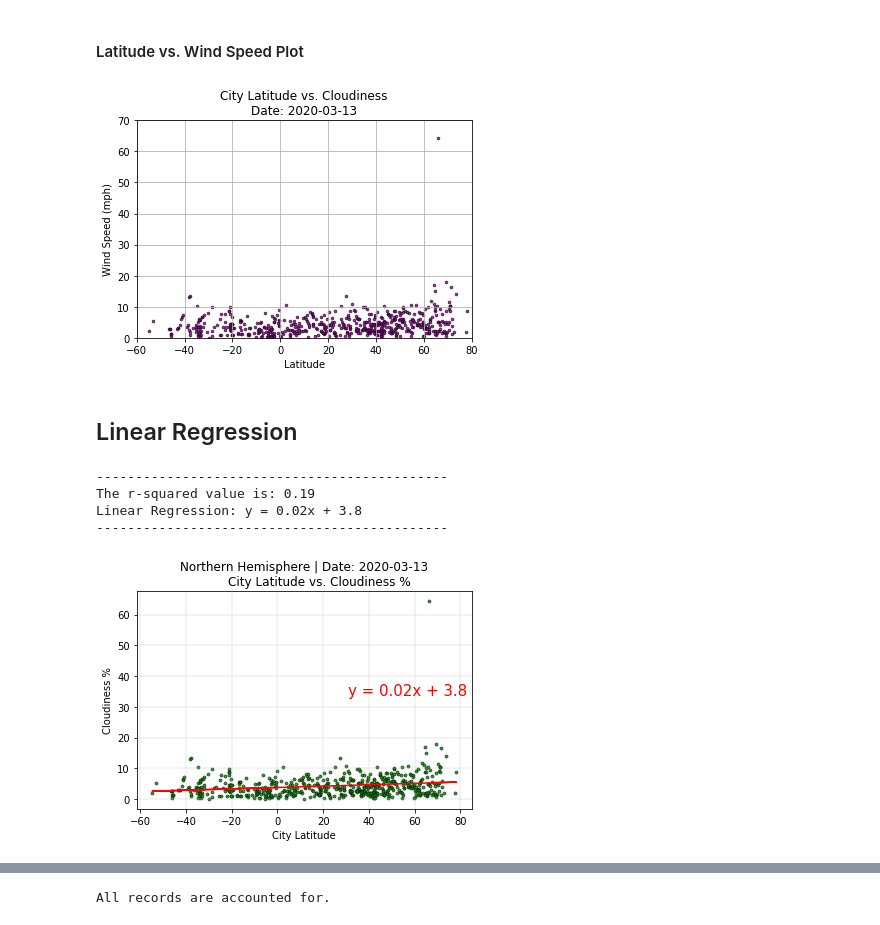
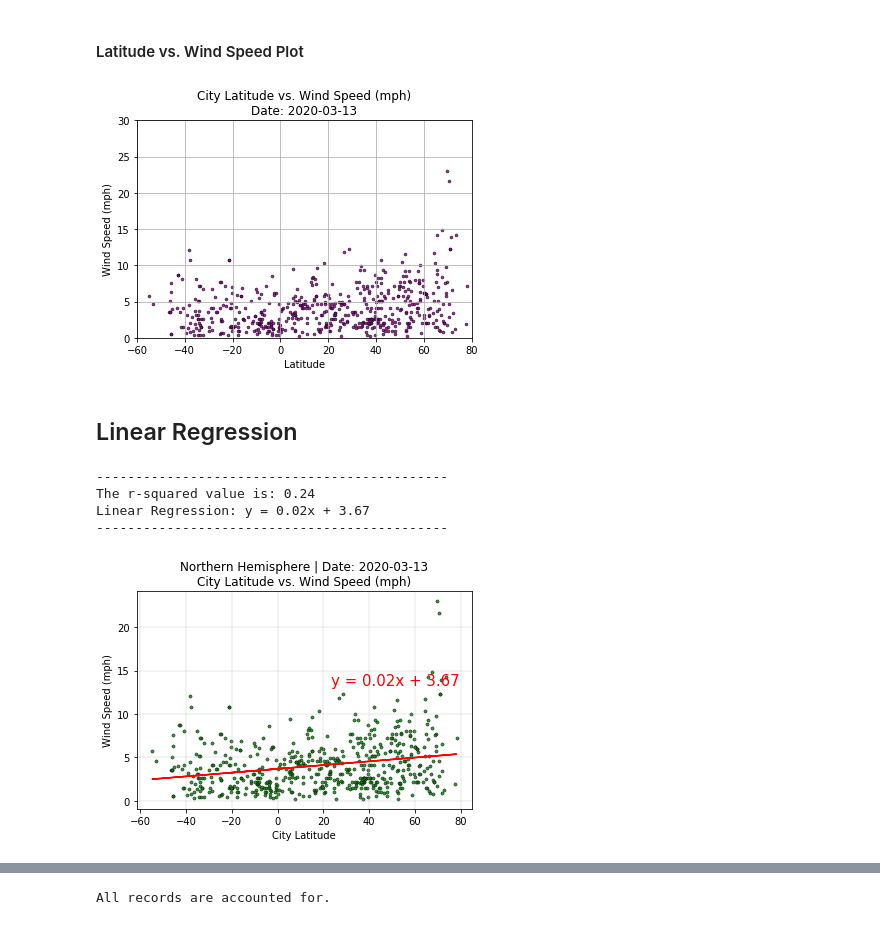
Before and after one commit to HenryNguyenLe/Python_API_Challenge, a Jupyter notebook: WeatherPy.ipynb, the cells around one changed output, grey strips where cells are left out. Drawn from its saved outputs; the diff is of its cells as text; code cells hidden in the pictures.

```diff
--- a/WeatherPy.ipynb
+++ b/WeatherPy.ipynb
@@ -278,27 +278,27 @@ plt.show()
 # %%
 # define data to plot
 x_axis_lat_wnspd = main_df['Latitude']
 y_axis_lat_wnspd = main_df['Wind Speed']
 
 # chart parameters
 plt.xlabel("Latitude")
 plt.ylabel("Wind Speed (mph)")
 plt.xlim(round_dn(x_axis_lat_wnspd.min()),\
          round_up(x_axis_lat_wnspd.max()))
 plt.ylim(round_dn(y_axis_lat_wnspd.min()),\
          round_up(y_axis_lat_wnspd.max()))
-plt.title(f"City Latitude vs. Cloudiness\nDate: {today}")
+plt.title(f"City Latitude vs. Wind Speed (mph)\nDate: {today}")
 plt.grid(linestyle = "-", linewidth = 0.8)
 plt.scatter(x_axis_lat_wnspd, y_axis_lat_wnspd, linewidths=0.5, \
             marker ='o', facecolors = 'purple', edgecolors = 'k',\
             alpha = 0.8, s = 9)
 
 # plot and save image file "*.png"
 file_name = "Images/" + y_axis_lat_wnspd.name
 plt.savefig(file_name)
 plt.show()
 # %% [output]
-[figure, old version]
+[figure, new version]
 # %% [markdown]
 ## Linear Regression
 # %%
@@ -356,7 +354,7 @@ def lin_regr (x_lin, y_lin, x_label, y_label):
 x_axis_lat_wnspd = main_df['Latitude']
 y_axis_lat_wnspd = main_df['Wind Speed']
 x_label = 'City Latitude'
-y_label = 'Cloudiness %'
+y_label = 'Wind Speed (mph)'
 
 lin_regr (x_axis_lat_wnspd, y_axis_lat_wnspd, x_label, y_label)
 
@@ -368,10 +366,10 @@ except:
     os.remove("Images/" + "Northern_" + y_axis_lat_wnspd.name + ".png")
 # %% [output]
 ---------------------------------------------
-The r-squared value is: 0.19
-Linear Regression: y = 0.02x + 3.8
+The r-squared value is: 0.24
+Linear Regression: y = 0.02x + 3.67
 ---------------------------------------------
-[figure, old version]
+[figure, new version]
 # %%
 # Create Northern and Southern Hemisphere DataFrames
 nth_hem_df = main_df.loc[main_df["Latitude"] > 0, :]
```
Also changed, not shown: parts of 18 cells of this notebook, 13 other files.
